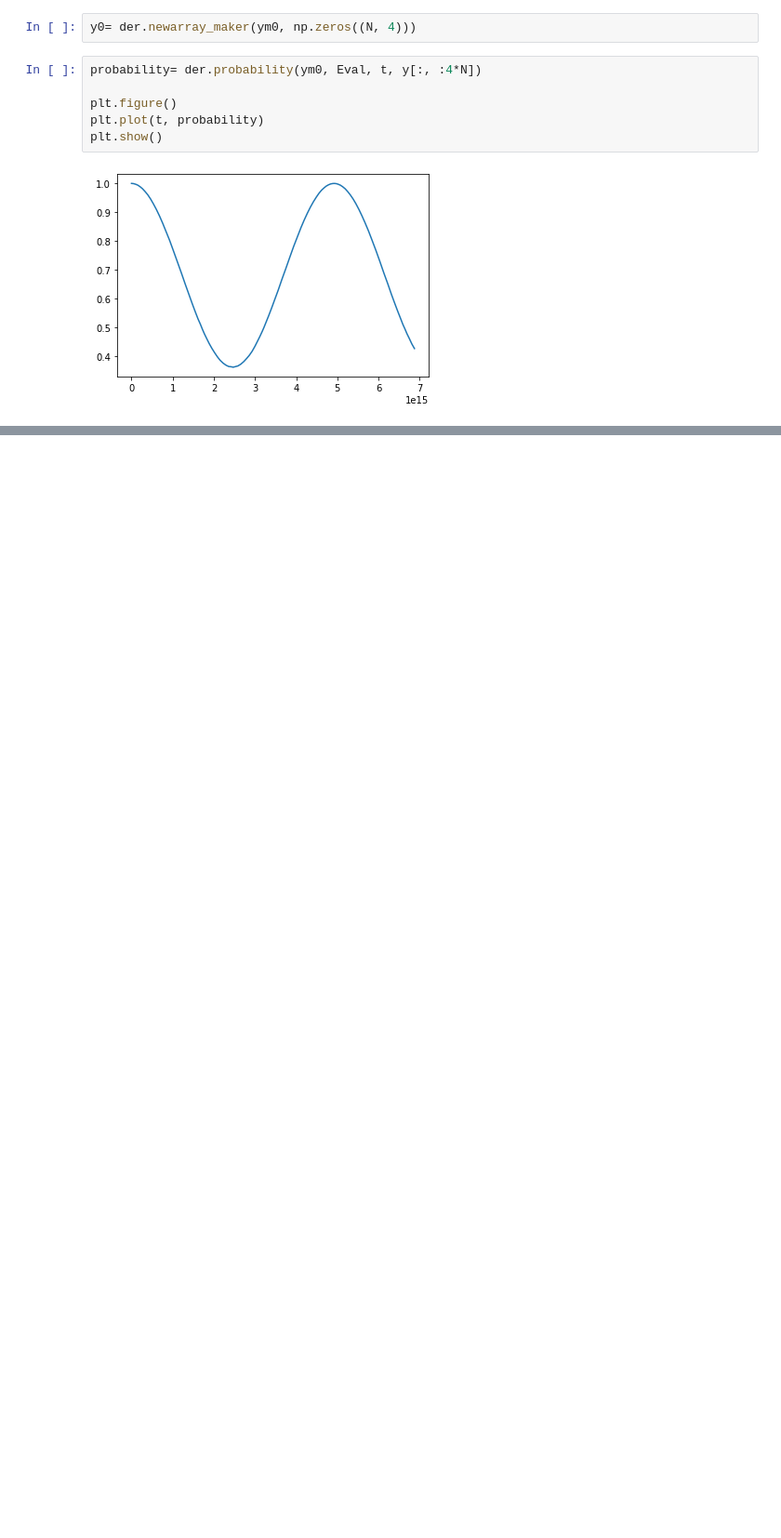
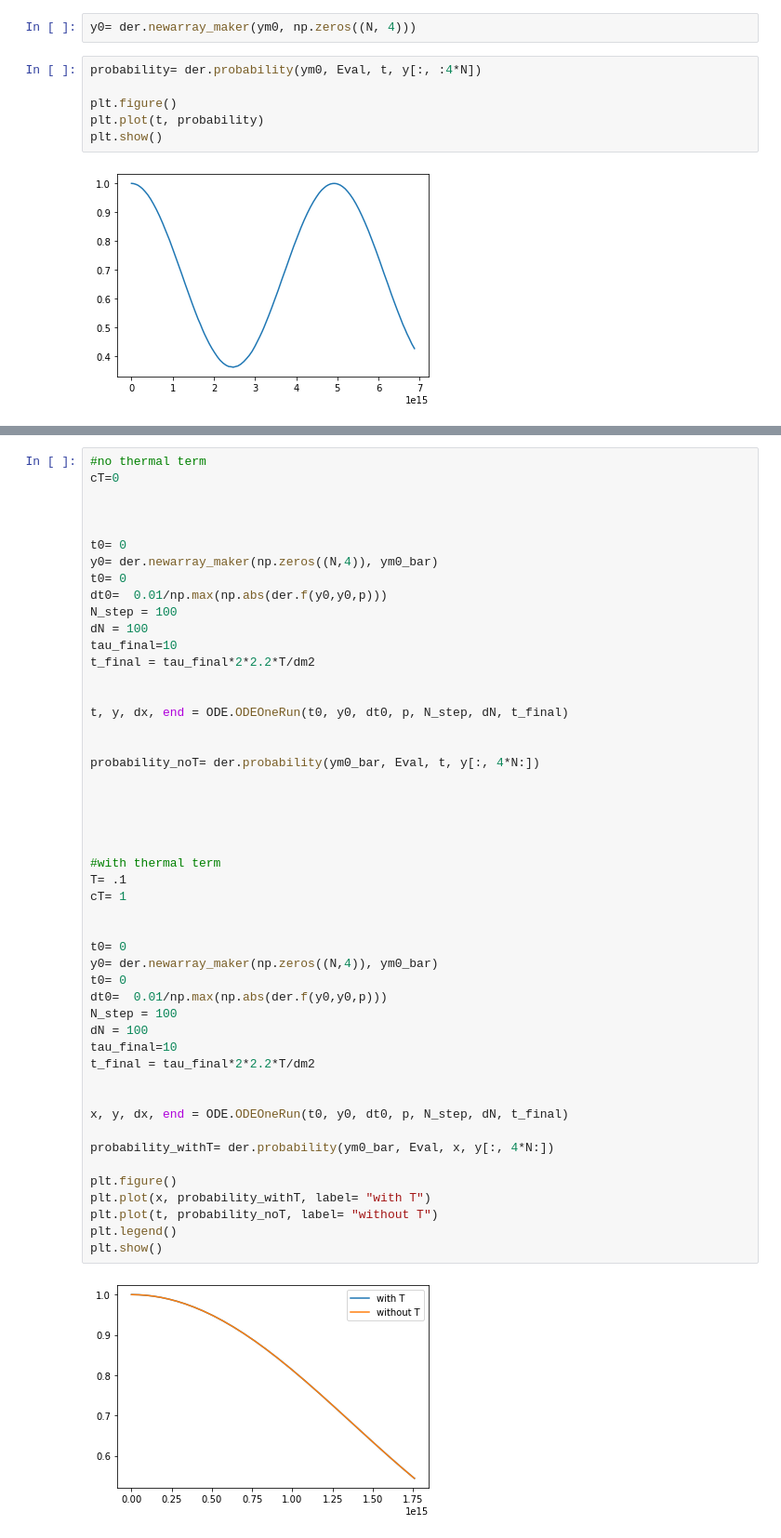
Before and after one commit to nuLABatUSD/QKESolve, a Jupyter notebook: 2023-8 (anti-neutrinos).ipynb, the cells around one changed output, grey strips where cells are left out. Shown at 93% size. Cells and saved outputs as stored; diff of their text form; blank space fills up the shorter version.

```diff
--- a/2023-8 (anti-neutrinos).ipynb
+++ b/2023-8 (anti-neutrinos).ipynb
@@ -137,0 +178,51 @@ ValueError: operands could not be broadcast together with shapes (99,) (0,)
+# %%
+#no thermal term
+cT=0
+
+
+
+t0= 0
+y0= der.newarray_maker(np.zeros((N,4)), ym0_bar)
+t0= 0
+dt0=  0.01/np.max(np.abs(der.f(y0,y0,p)))
+N_step = 100
+dN = 100
+tau_final=10
+t_final = tau_final*2*2.2*T/dm2
+
+
+t, y, dx, end = ODE.ODEOneRun(t0, y0, dt0, p, N_step, dN, t_final)
+
+
+probability_noT= der.probability(ym0_bar, Eval, t, y[:, 4*N:])
+
+
+
+
+
+#with thermal term
+T= .1
+cT= 1
+
+
+t0= 0
+y0= der.newarray_maker(np.zeros((N,4)), ym0_bar)
+t0= 0
+dt0=  0.01/np.max(np.abs(der.f(y0,y0,p)))
+N_step = 100
+dN = 100
+tau_final=10
+t_final = tau_final*2*2.2*T/dm2
+
+
+x, y, dx, end = ODE.ODEOneRun(t0, y0, dt0, p, N_step, dN, t_final)
+
+probability_withT= der.probability(ym0_bar, Eval, x, y[:, 4*N:])
+
+plt.figure()
+plt.plot(x, probability_withT, label= "with T")
+plt.plot(t, probability_noT, label= "without T")
+plt.legend()
+plt.show()
+# %% [output]
+[figure, added]
```
Also changed, not shown: parts of 5 cells of this notebook, 1 other file.
